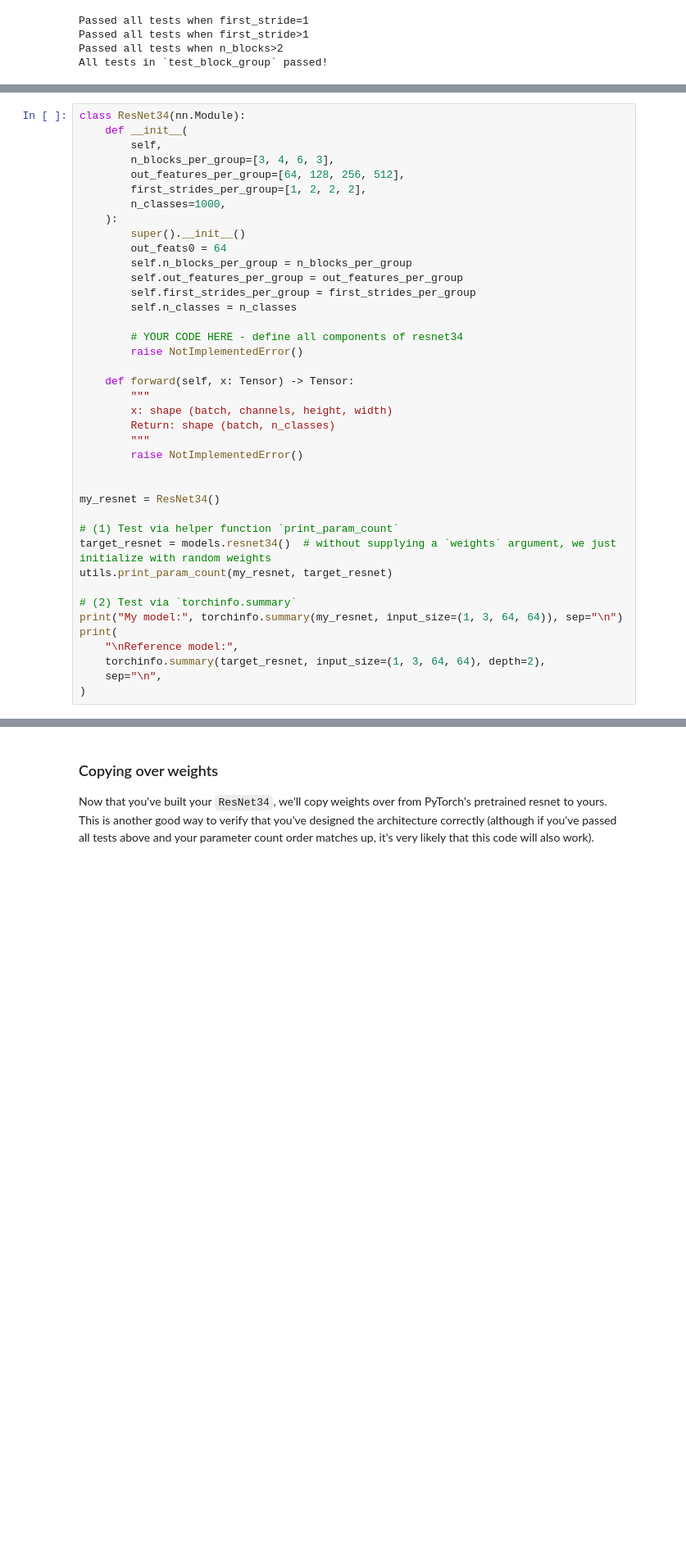
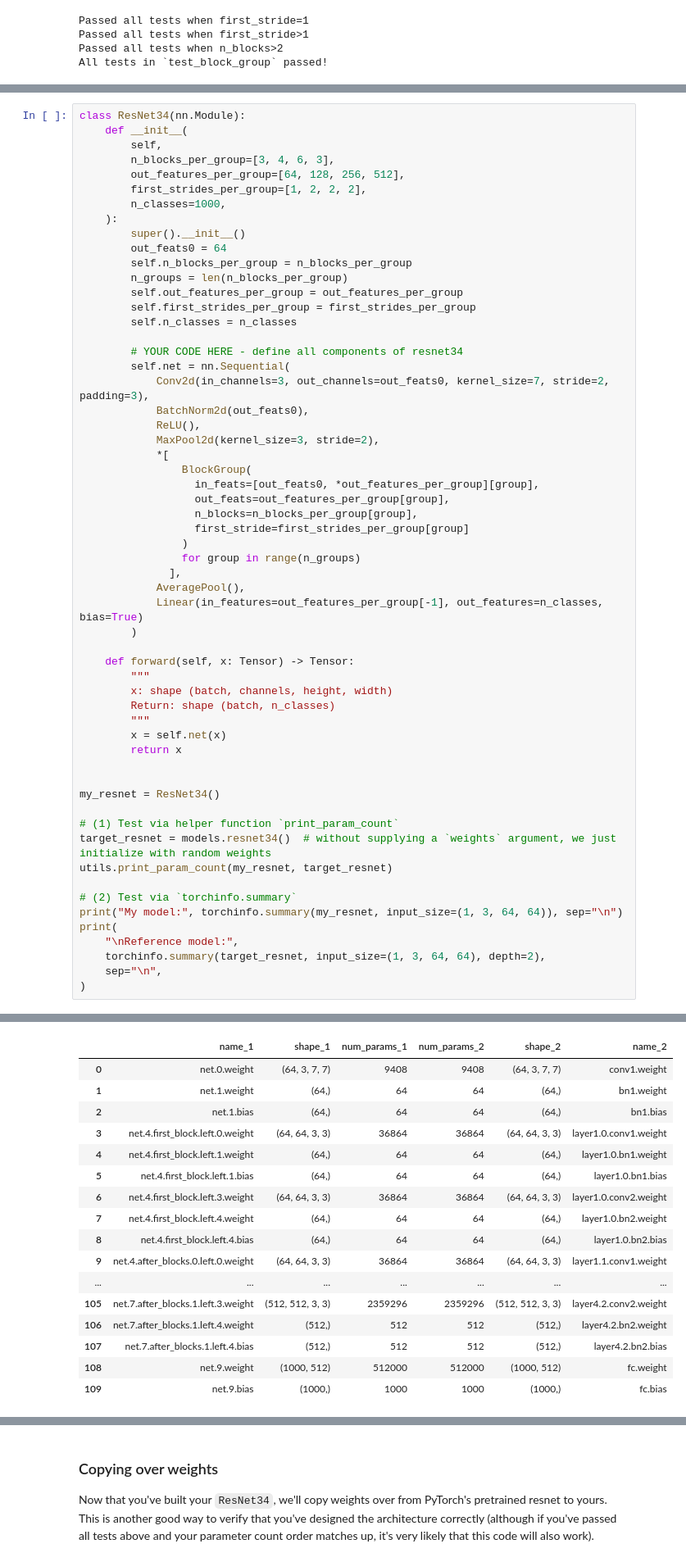
Before and after one commit to fpetrakov/aaaa, a Jupyter notebook: chapter0_fundamentals/exercises/part2_cnns/0.2_CNNs_&_ResNets_exercises.ipynb, the cells around one changed output, grey strips where cells are left out. Shown at 82% size. Drawn from its saved outputs; the diff is of its cells as text; blank space fills up the shorter version.

```diff
--- a/chapter0_fundamentals/exercises/part2_cnns/0.2_CNNs_&_ResNets_exercises.ipynb
+++ b/chapter0_fundamentals/exercises/part2_cnns/0.2_CNNs_&_ResNets_exercises.ipynb
@@ -1894,19 +1894,37 @@ class ResNet34(nn.Module):
         super().__init__()
         out_feats0 = 64
         self.n_blocks_per_group = n_blocks_per_group
+        n_groups = len(n_blocks_per_group)
         self.out_features_per_group = out_features_per_group
         self.first_strides_per_group = first_strides_per_group
         self.n_classes = n_classes
 
         # YOUR CODE HERE - define all components of resnet34
-        raise NotImplementedError()
+        self.net = nn.Sequential(
+            Conv2d(in_channels=3, out_channels=out_feats0, kernel_size=7, stride=2, padding=3),
+            BatchNorm2d(out_feats0),
+            ReLU(),
+            MaxPool2d(kernel_size=3, stride=2),
+            *[
+                BlockGroup(
+                  in_feats=[out_feats0, *out_features_per_group][group],
+                  out_feats=out_features_per_group[group],
+                  n_blocks=n_blocks_per_group[group],
+                  first_stride=first_strides_per_group[group]
+                )
+                for group in range(n_groups)
+              ],
+            AveragePool(),
+            Linear(in_features=out_features_per_group[-1], out_features=n_classes, bias=True)
+        )
 
     def forward(self, x: Tensor) -> Tensor:
         """
         x: shape (batch, channels, height, width)
         Return: shape (batch, n_classes)
         """
-        raise NotImplementedError()
+        x = self.net(x)
+        return x
 
 
 my_resnet = ResNet34()
@@ -1922,3 +1940,4 @@ print(
     torchinfo.summary(target_resnet, input_size=(1, 3, 64, 64), depth=2),
     sep="\n",
 )
+# %% [output]
@@ -1924,0 +1947,17 @@ print(
+|  | name_1 | shape_1 | num_params_1 | num_params_2 | shape_2 | name_2 |
+| 0 | net.0.weight | (64, 3, 7, 7) | 9408 | 9408 | (64, 3, 7, 7) | conv1.weight |
+| 1 | net.1.weight | (64,) | 64 | 64 | (64,) | bn1.weight |
+| 2 | net.1.bias | (64,) | 64 | 64 | (64,) | bn1.bias |
+| 3 | net.4.first_block.left.0.weight | (64, 64, 3, 3) | 36864 | 36864 | (64, 64, 3, 3) | layer1.0.conv1.weight |
+| 4 | net.4.first_block.left.1.weight | (64,) | 64 | 64 | (64,) | layer1.0.bn1.weight |
+| 5 | net.4.first_block.left.1.bias | (64,) | 64 | 64 | (64,) | layer1.0.bn1.bias |
+| 6 | net.4.first_block.left.3.weight | (64, 64, 3, 3) | 36864 | 36864 | (64, 64, 3, 3) | layer1.0.conv2.weight |
+| 7 | net.4.first_block.left.4.weight | (64,) | 64 | 64 | (64,) | layer1.0.bn2.weight |
+| 8 | net.4.first_block.left.4.bias | (64,) | 64 | 64 | (64,) | layer1.0.bn2.bias |
+| 9 | net.4.after_blocks.0.left.0.weight | (64, 64, 3, 3) | 36864 | 36864 | (64, 64, 3, 3) | layer1.1.conv1.weight |
+| ... | ... | ... | ... | ... | ... | ... |
+| 105 | net.7.after_blocks.1.left.3.weight | (512, 512, 3, 3) | 2359296 | 2359296 | (512, 512, 3, 3) | layer4.2.conv2.weight |
+| 106 | net.7.after_blocks.1.left.4.weight | (512,) | 512 | 512 | (512,) | layer4.2.bn2.weight |
+| 107 | net.7.after_blocks.1.left.4.bias | (512,) | 512 | 512 | (512,) | layer4.2.bn2.bias |
+| 108 | net.9.weight | (1000, 512) | 512000 | 512000 | (1000, 512) | fc.weight |
+| 109 | net.9.bias | (1000,) | 1000 | 1000 | (1000,) | fc.bias |
```
Also changed, not shown: parts of 1 cell of this notebook.
